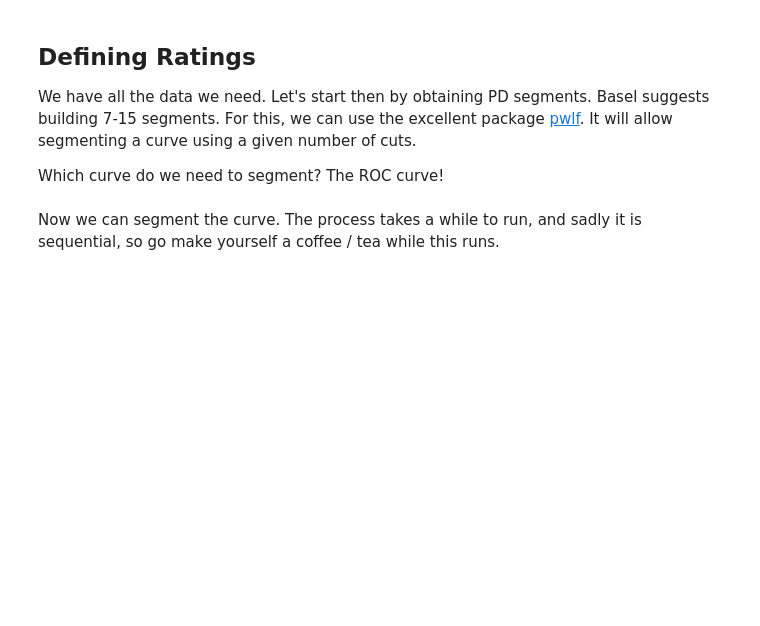
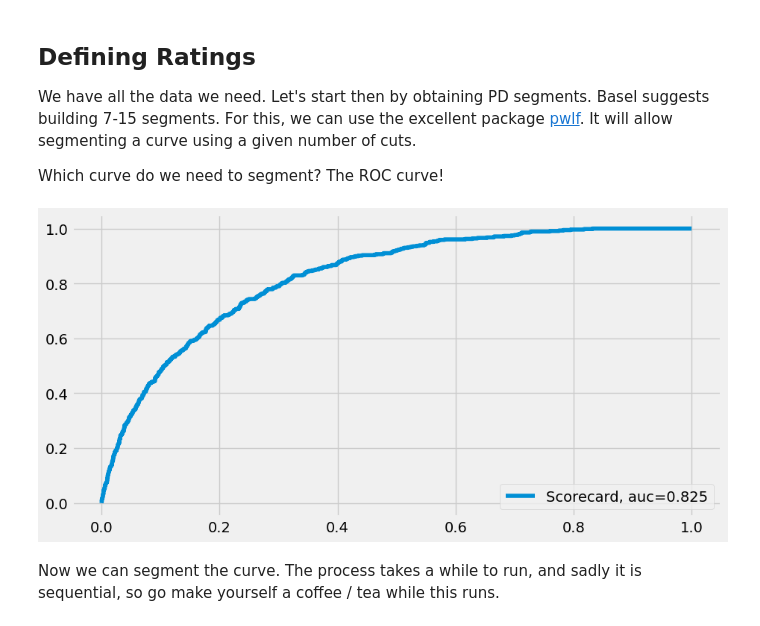
Before and after one commit to CBravoR/AdvancedAnalyticsLabs, a Jupyter notebook: notebooks/python/Lab_PD_Calibration.ipynb, the cells around one changed output. Cells and saved outputs as stored; diff of their text form; code cells hidden in the pictures; blank space fills up the shorter version.

```diff
--- a/notebooks/python/Lab_PD_Calibration.ipynb
+++ b/notebooks/python/Lab_PD_Calibration.ipynb
@@ -23,9 +60,9 @@ plt.style.use('fivethirtyeight')
 # %%
 # Load the data. Two datasets are necessary.
-loans = pd.read_excel('PDCalExample.xlsx', # Filename
-                      sheet_name=0,         # Worksheet name or index
+loans = pl.read_excel('PDCalExample.xlsx', # Filename
+                      sheet_id=1,         # Worksheet index. 0 means "return a dictionary with all".
                       )
 
-econ_factors = pd.read_excel('PDCalExample.xlsx', # Filename
-                             sheet_name=1,         # Worksheet name or index
+econ_factors = pl.read_excel('PDCalExample.xlsx', # Filename
+                             sheet_id=2,          # Worksheet index. 0 means "return a dictionary with all".
                              )
@@ -52,18 +126,21 @@ We have all the data we need. Let's start then by obtaining PD segments. Basel s
 
 Which curve do we need to segment? The ROC curve!
 # %%
-from sklearn.metrics import roc_curve, roc_auc_score
-
 # Calculate the ROC curve points
 fpr, tpr, thresholds = roc_curve(loans['Default'],
                                  loans['Probs'])
+
+# Correct the infinite threshold
+thresholds[0] = 1
 
 # Save the AUC in a variable to display it. Round it first
 auc = np.round(roc_auc_score(y_true = loans['Default'],
                              y_score = loans['Probs']),
                decimals = 3)
 
 # Create and show the plot
 plt.plot(fpr,tpr,label="Scorecard, auc="+str(auc))
 plt.legend(loc=4)
 plt.show()
+# %% [output]
+[figure, added]
```
Also changed, not shown: parts of 41 cells of this notebook.
